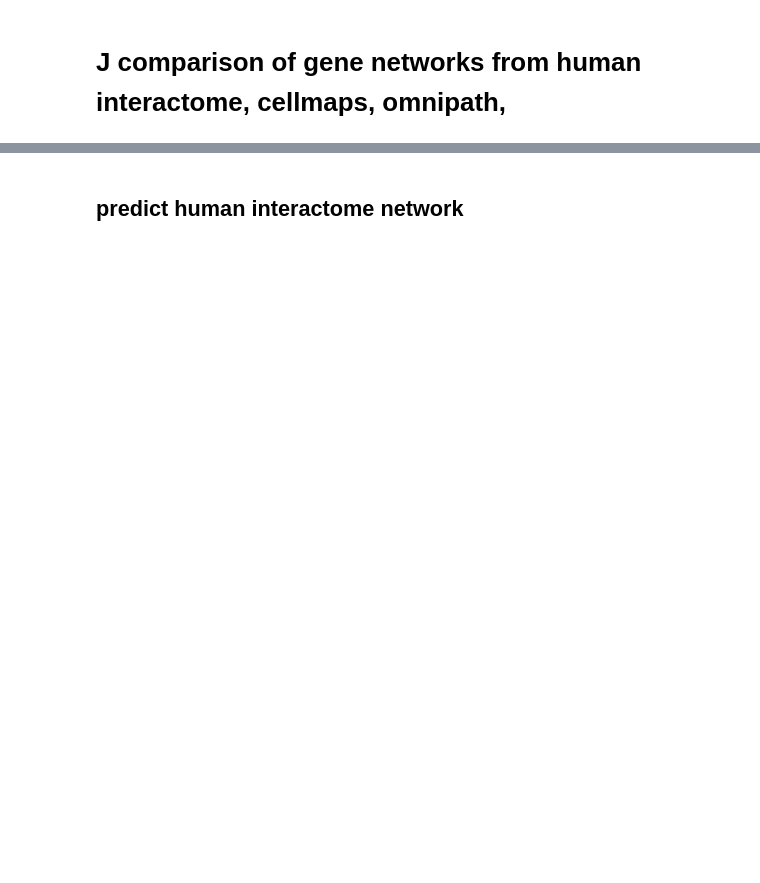
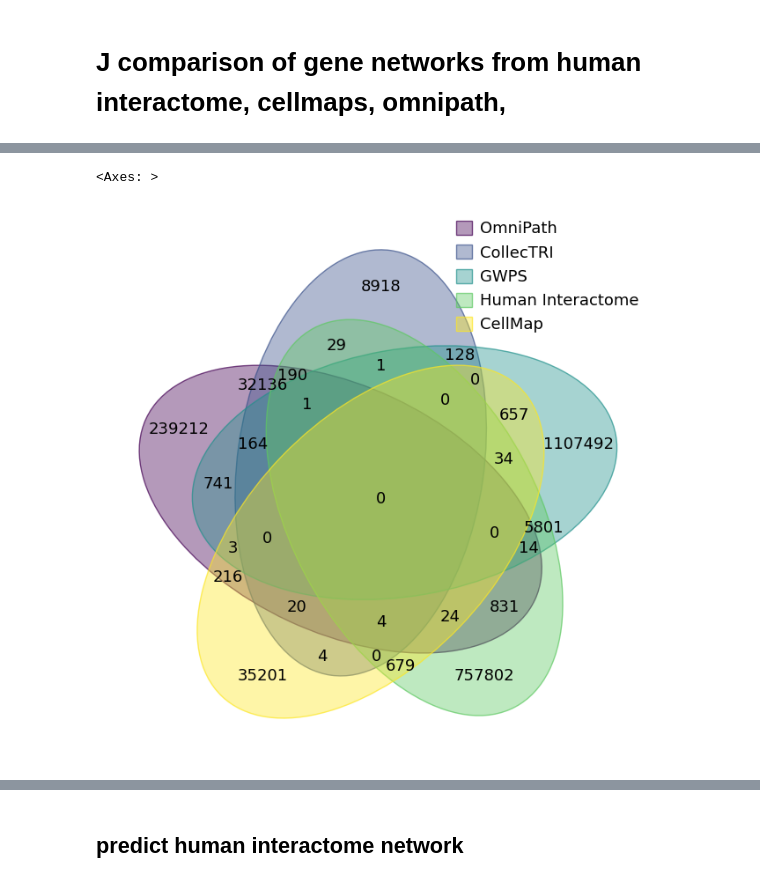
Before and after one commit to cantinilab/scPRINT, a Jupyter notebook: notebooks/scPRINT-2-repro-notebooks/gene_networks.ipynb, the cells around one changed output, grey strips where cells are left out. Cells and saved outputs as stored; diff of their text form; code cells hidden in the pictures; blank space fills up the shorter version.

```diff
--- a/notebooks/scPRINT-2-repro-notebooks/gene_networks.ipynb
+++ b/notebooks/scPRINT-2-repro-notebooks/gene_networks.ipynb
@@ -181,2 +230,15 @@ venn(sets)
+# %%
+sets = {
+    "OmniPath": omni_s,
+    "CollecTRI": collectri_s,
+    "GWPS": gwps_s,
+    "Human Interactome": humaninter_s,
+    "CellMap": cellmap_s,
+}
+
+venn(sets)
+# %% [output]
+<Axes: >
+[figure, added]
 # %%
 sets = {
```
Also changed, not shown: parts of 59 cells of this notebook, 5 other files.
